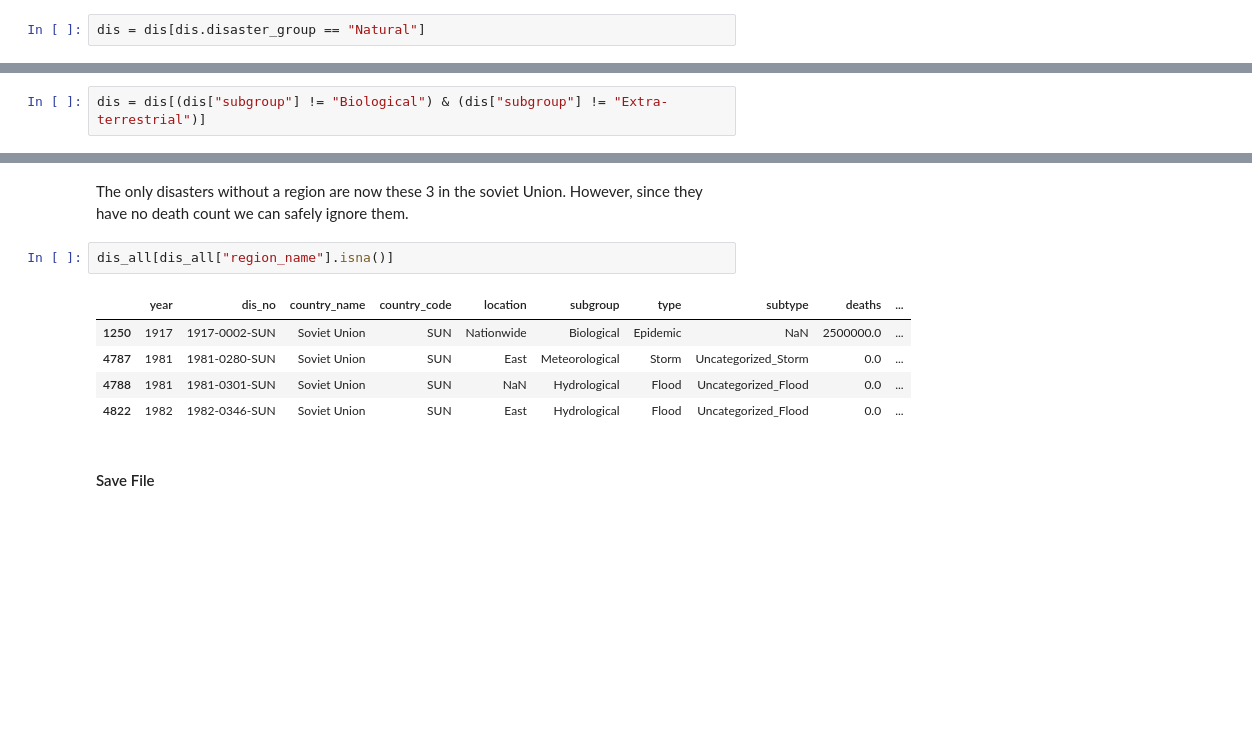
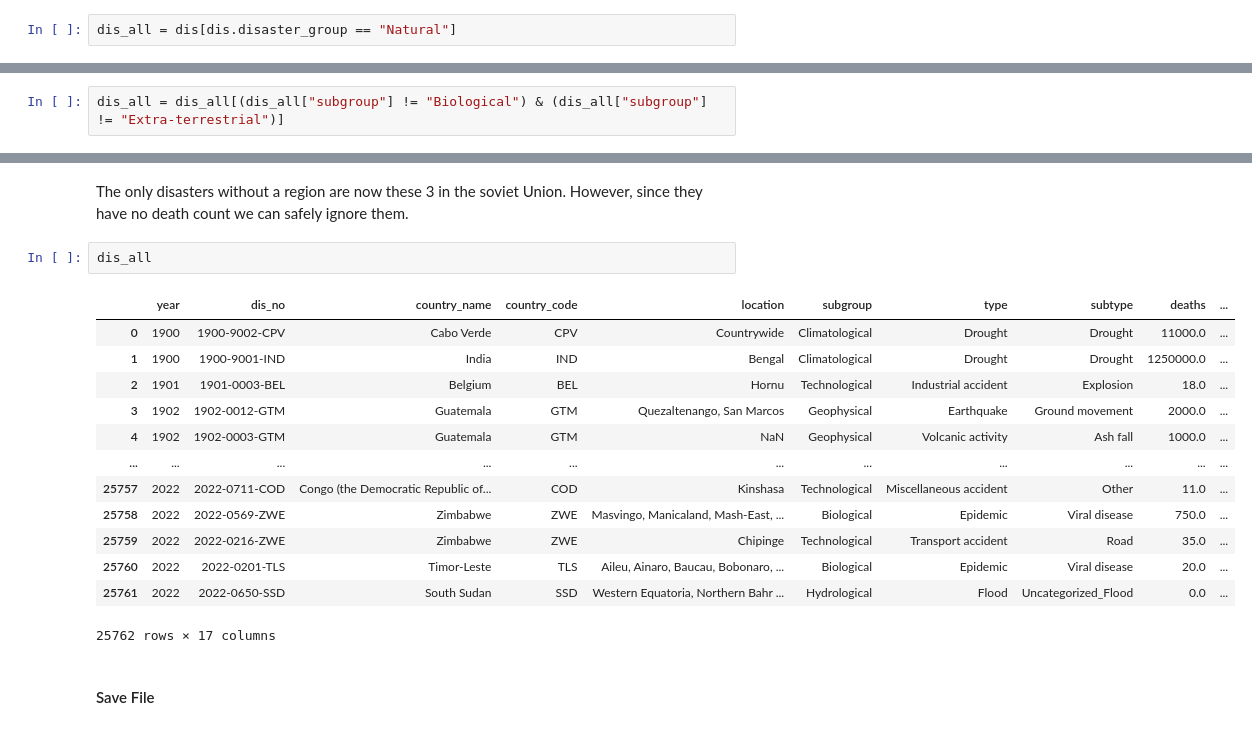
Before and after one commit to lukiwieser/natural-disasters-and-climate-change, a Jupyter notebook: main.ipynb, the cells around one changed output, grey strips where cells are left out. Saved outputs shown, nothing was run; the diff lists cells and outputs as text; blank space fills up the shorter version.

```diff
--- a/main.ipynb
+++ b/main.ipynb
@@ -434,7 +436,7 @@ array(['Natural', 'Technological', 'Complex Disasters'], dtype=object)
 # %% [markdown]
 We only focus on disasters which have a natural causation
 # %%
-dis = dis[dis.disaster_group == "Natural"]
+dis_all = dis[dis.disaster_group == "Natural"]
 # %% [markdown]
 Which types of natural disasters are there ?
 # %%
@@ -461,7 +463,7 @@ The types of disasters are mostly the ones a normal person would expect when thi
 
 Therefore also decided to omit disasters of the subgroups `Biological` and `Extra-terrestrial`.
 # %%
-dis = dis[(dis["subgroup"] != "Biological") & (dis["subgroup"] != "Extra-terrestrial")]
+dis_all = dis_all[(dis_all["subgroup"] != "Biological") & (dis_all["subgroup"] != "Extra-terrestrial")]
 # %% [markdown]
 We only consider the following types of disasters
 # %%
@@ -620,14 +622,22 @@ dis_all.loc[dis_all['dis_no']=='1921-9001-SUN', "region_name"] = "Europe"
 dis_all.loc[dis_all['dis_no']=='1921-9001-SUN', "region_code"] = 150
 # %% [markdown]
 The only disasters without a region are now these 3 in the soviet Union. However, since they have no death count we can safely ignore them.
-# %%
-dis_all[dis_all["region_name"].isna()]
-# %% [output]
-|  | year | dis_no | country_name | country_code | location | subgroup | type | subtype | deaths | ... |
-| 1250 | 1917 | 1917-0002-SUN | Soviet Union | SUN | Nationwide | Biological | Epidemic | NaN | 2500000.0 | ... |
-| 4787 | 1981 | 1981-0280-SUN | Soviet Union | SUN | East | Meteorological | Storm | Uncategorized_Storm | 0.0 | ... |
-| 4788 | 1981 | 1981-0301-SUN | Soviet Union | SUN | NaN | Hydrological | Flood | Uncategorized_Flood | 0.0 | ... |
-| 4822 | 1982 | 1982-0346-SUN | Soviet Union | SUN | East | Hydrological | Flood | Uncategorized_Flood | 0.0 | ... |
+# %%
+dis_all
+# %% [output]
+|  | year | dis_no | country_name | country_code | location | subgroup | type | subtype | deaths | ... |
+| 0 | 1900 | 1900-9002-CPV | Cabo Verde | CPV | Countrywide | Climatological | Drought | Drought | 11000.0 | ... |
+| 1 | 1900 | 1900-9001-IND | India | IND | Bengal | Climatological | Drought | Drought | 1250000.0 | ... |
+| 2 | 1901 | 1901-0003-BEL | Belgium | BEL | Hornu | Technological | Industrial accident | Explosion | 18.0 | ... |
+| 3 | 1902 | 1902-0012-GTM | Guatemala | GTM | Quezaltenango, San Marcos | Geophysical | Earthquake | Ground movement | 2000.0 | ... |
+| 4 | 1902 | 1902-0003-GTM | Guatemala | GTM | NaN | Geophysical | Volcanic activity | Ash fall | 1000.0 | ... |
+| ... | ... | ... | ... | ... | ... | ... | ... | ... | ... | ... |
+| 25757 | 2022 | 2022-0711-COD | Congo (the Democratic Republic of... | COD | Kinshasa | Technological | Miscellaneous accident | Other | 11.0 | ... |
+| 25758 | 2022 | 2022-0569-ZWE | Zimbabwe | ZWE | Masvingo, Manicaland, Mash-East, ... | Biological | Epidemic | Viral disease | 750.0 | ... |
+| 25759 | 2022 | 2022-0216-ZWE | Zimbabwe | ZWE | Chipinge | Technological | Transport accident | Road | 35.0 | ... |
+| 25760 | 2022 | 2022-0201-TLS | Timor-Leste | TLS | Aileu, Ainaro, Baucau, Bobonaro, ... | Biological | Epidemic | Viral disease | 20.0 | ... |
+| 25761 | 2022 | 2022-0650-SSD | South Sudan | SSD | Western Equatoria, Northern Bahr ... | Hydrological | Flood | Uncategorized_Flood | 0.0 | ... |
+25762 rows × 17 columns
 # %% [markdown]
 #### Save File
 # %%
```
Also changed, not shown: parts of 21 cells of this notebook.
